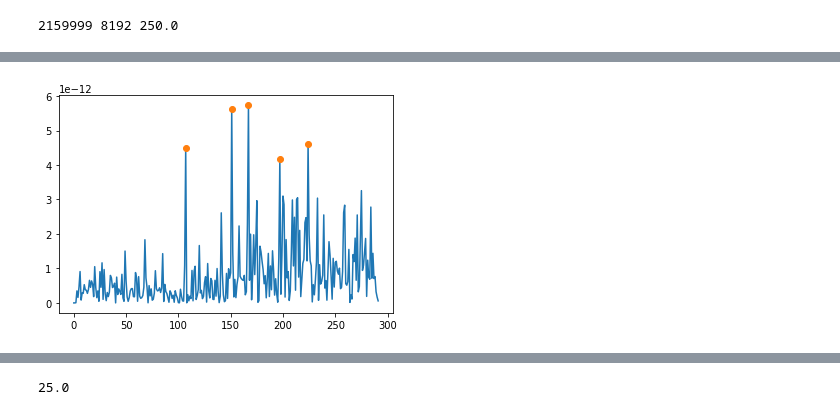
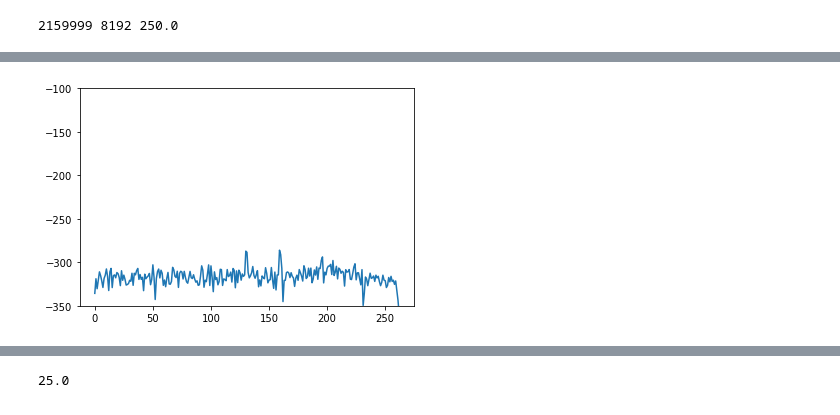
Before and after one commit to DDEssing/thesis_code, a Jupyter notebook: Amplitude_variation.ipynb, the cells around one changed output, grey strips where cells are left out. Saved outputs shown, nothing was run; the diff lists cells and outputs as text; code cells hidden in the pictures.

Commit message:
Furhter work on mlab.specgram

```diff
--- a/Amplitude_variation.ipynb
+++ b/Amplitude_variation.ipynb
@@ -120,8 +120,8 @@ st_simu.plot()
 # %% [output]
 [figure]
 # %%
-t_signal_start = 20000*fs
-t_nosignal_start = 28000*fs
-win_len = 4*60*fs
+#t_signal_start = 20000*fs
+#t_nosignal_start = 28000*fs
+#win_len = 4*60*fs
 
 st_simu_array = np.array(st_simu_filt[0].data)
@@ -140,7 +142,7 @@ plt.show()
 # %% [output]
 [figure]
 # %%
-def search_maxima_in_periodogram(maxima, data, fs=fs):
+def search_maxima_in_periodogram(maxima, data, fs=fs, wlen):
 
     '''Function to cut daily data into several windows and searche for maxima in each window
     Input:
@@ -151,6 +153,10 @@ def search_maxima_in_periodogram(maxima, data, fs=fs):
     wlen      int          value of window length in seconds
 
     '''
+
+
+
+
 
     f_sig, Pxx_sig = signal.periodogram(data, fs=fs)
     index_max = np.zeros(maxima)
@@ -277,7 +283,7 @@ nlap = int(nfft * float(per_lap))
 # %% [output]
 2159999 8192 250.0
 # %%
-specgram, freq, time = mlab.specgram(data, Fs=fs, NFFT=nfft, noverlap=nlap)
+specgram, freq, time = mlab.specgram(data, Fs=fs, NFFT=nfft, noverlap=0)
 # %%
 specgram = 10 * np.log10(specgram[1:,:])
 # %%
@@ -291,7 +308,10 @@ value_max, index_max = searchmaxima(maxima=5, data=specgram[400])
+# %%
+value_max1, index_max1 = searchmaxima(maxima=5, data=np.flip(specgram[4000], axis=0))
 # %%
-plt.plot(specgram[400])
-plt.plot(index_max, value_max, 'o')
+plt.plot(np.flip(specgram[4000], axis=0))
+plt.plot(index_max1, value_max1, 'o')
+plt.ylim(-350,-100)
 plt.plot()
 plt.show()
 # %% [output]
-[figure, old version]
+[figure, new version]
```
Also changed, not shown: parts of 13 cells of this notebook.
